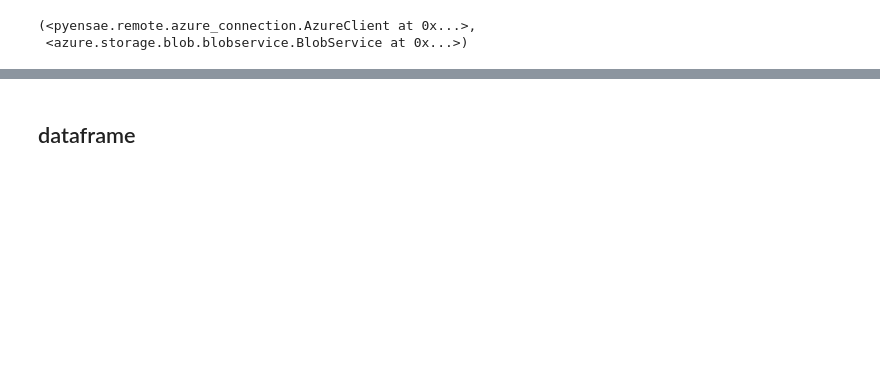
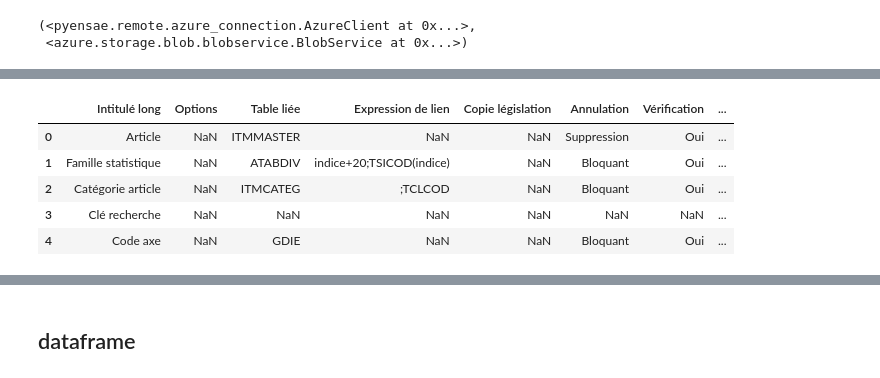
Before and after one commit to sdpython/ensae_projects, a Jupyter notebook: _doc/notebooks/hackathon_2015/exploration.ipynb, the cells around one changed output, grey strips where cells are left out. Cells and saved outputs as stored; diff of their text form; code cells hidden in the pictures; blank space fills up the shorter version.

```diff
--- a/_doc/notebooks/hackathon_2015/exploration.ipynb
+++ b/_doc/notebooks/hackathon_2015/exploration.ipynb
@@ -31,0 +53,10 @@ cl, bs
+# %%
+df = %blob_head croix-rouge/data/ITMMASTER.schema.txt
+df.head()
+# %% [output]
+|  | Intitulé long | Options | Table liée | Expression de lien | Copie législation | Annulation | Vérification | ... |
+| 0 | Article | NaN | ITMMASTER | NaN | NaN | Suppression | Oui | ... |
+| 1 | Famille statistique | NaN | ATABDIV | indice+20;TSICOD(indice) | NaN | Bloquant | Oui | ... |
+| 2 | Catégorie article | NaN | ITMCATEG | ;TCLCOD | NaN | Bloquant | Oui | ... |
+| 3 | Clé recherche | NaN | NaN | NaN | NaN | NaN | NaN | ... |
+| 4 | Code axe | NaN | GDIE | NaN | NaN | Bloquant | Oui | ... |
```
Also changed, not shown: parts of 12 cells of this notebook, 1 other file.
